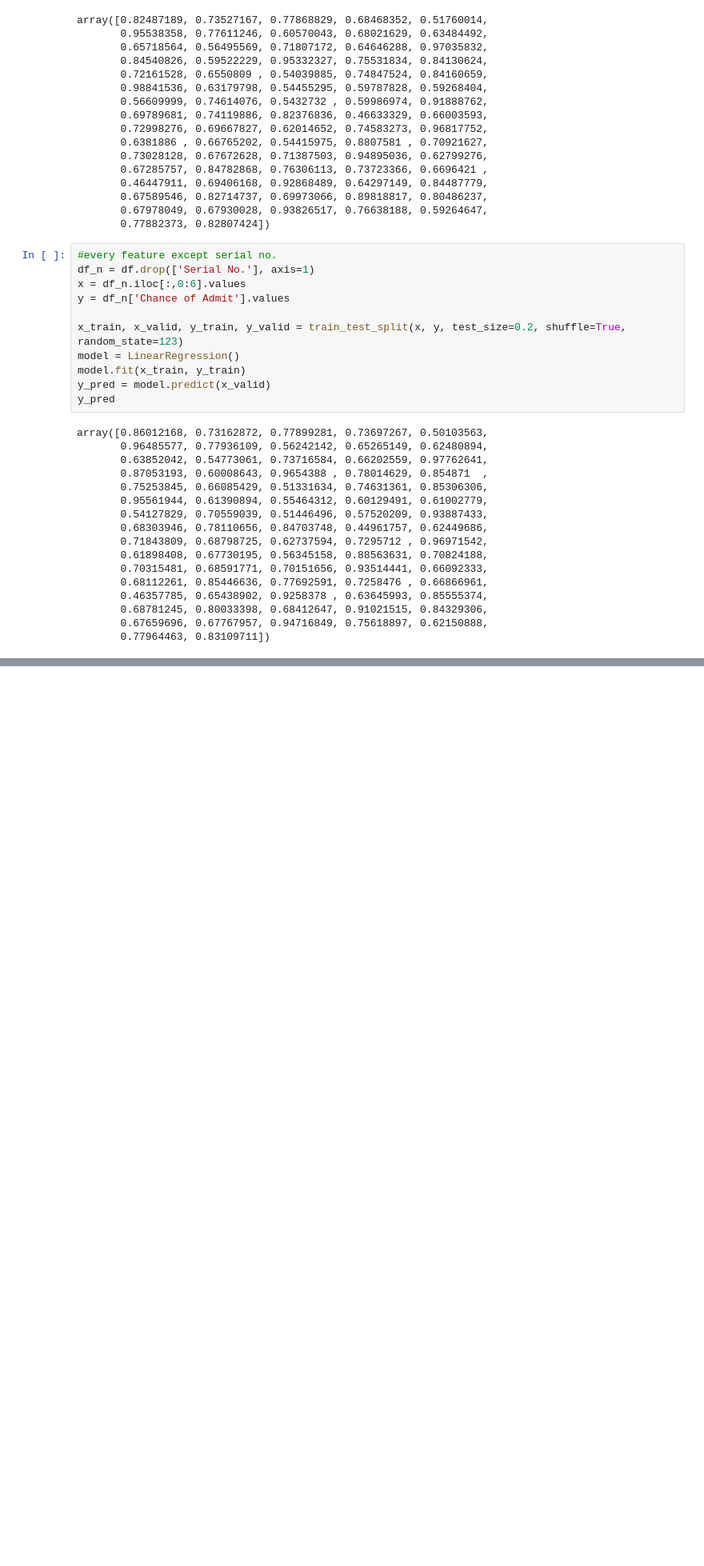
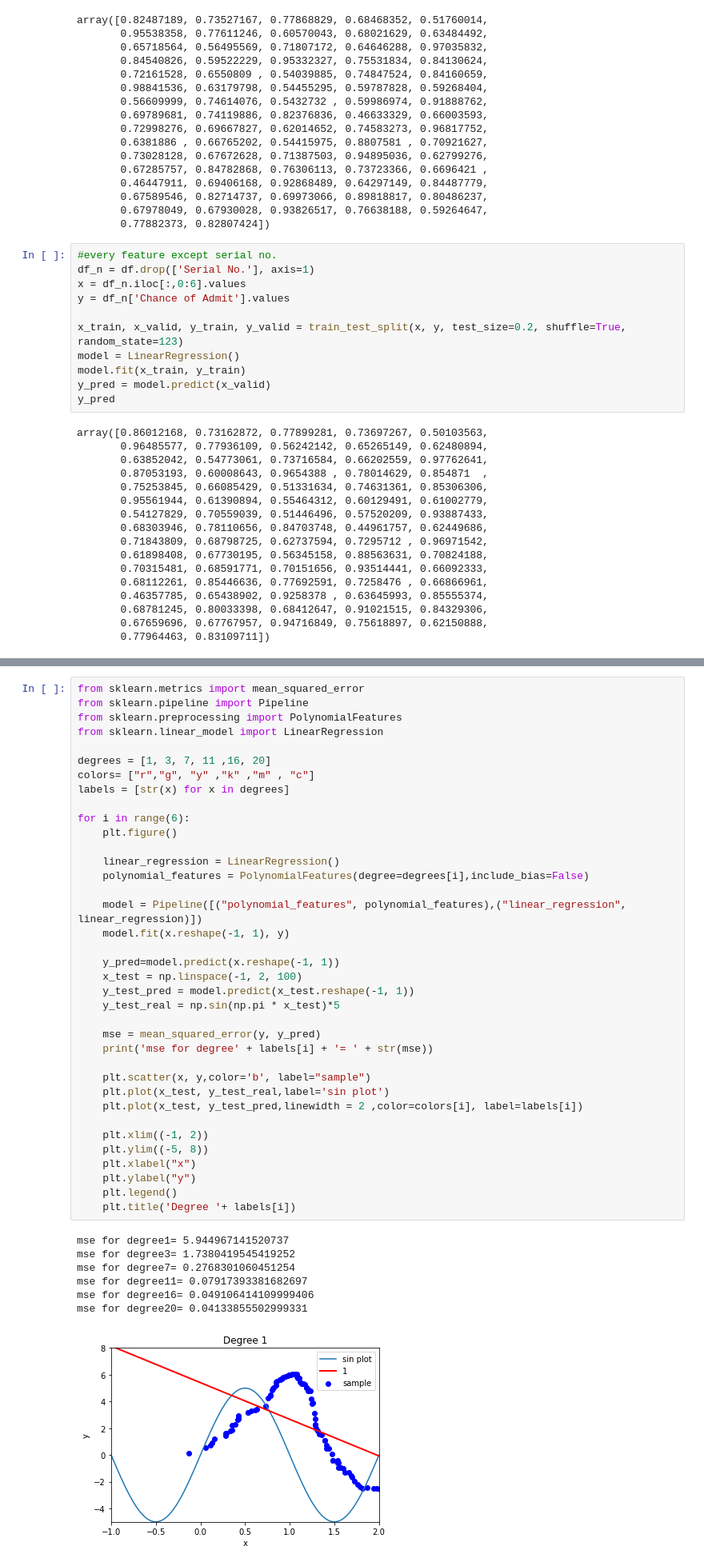
Before and after one commit to cylobi/ArtificialInteligenceCourse-Acm, a Jupyter notebook: Task2/report.ipynb, the cells around one changed output, grey strips where cells are left out. Shown at 80% size. Saved outputs shown, nothing was run; the diff lists cells and outputs as text; blank space fills up the shorter version.

```diff
--- a/Task2/report.ipynb
+++ b/Task2/report.ipynb
@@ -262,0 +277,45 @@ array([0.86012168, 0.73162872, 0.77899281, 0.73697267, 0.50103563,
+# %%
+from sklearn.metrics import mean_squared_error
+from sklearn.pipeline import Pipeline
+from sklearn.preprocessing import PolynomialFeatures
+from sklearn.linear_model import LinearRegression
+
+degrees = [1, 3, 7, 11 ,16, 20]
+colors= ["r","g", "y" ,"k" ,"m" , "c"]
+labels = [str(x) for x in degrees]
+
+for i in range(6):
+    plt.figure()
+
+    linear_regression = LinearRegression()
+    polynomial_features = PolynomialFeatures(degree=degrees[i],include_bias=False)
+
+    model = Pipeline([("polynomial_features", polynomial_features),("linear_regression", linear_regression)])
+    model.fit(x.reshape(-1, 1), y)
+
+    y_pred=model.predict(x.reshape(-1, 1))
+    x_test = np.linspace(-1, 2, 100)
+    y_test_pred = model.predict(x_test.reshape(-1, 1))
+    y_test_real = np.sin(np.pi * x_test)*5
+
+    mse = mean_squared_error(y, y_pred)
+    print('mse for degree' + labels[i] + '= ' + str(mse))
+
+    plt.scatter(x, y,color='b', label="sample")
+    plt.plot(x_test, y_test_real,label='sin plot')
+    plt.plot(x_test, y_test_pred,linewidth = 2 ,color=colors[i], label=labels[i])
+
+    plt.xlim((-1, 2))
+    plt.ylim((-5, 8))
+    plt.xlabel("x")
+    plt.ylabel("y")
+    plt.legend()
+    plt.title('Degree '+ labels[i])
+# %% [output]
+mse for degree1= 5.944967141520737
+mse for degree3= 1.7380419545419252
+mse for degree7= 0.2768301060451254
+mse for degree11= 0.07917393381682697
+mse for degree16= 0.049106414109999406
+mse for degree20= 0.04133855502999331
+[figure, added]
```
Also changed, not shown: parts of 3 cells of this notebook.
